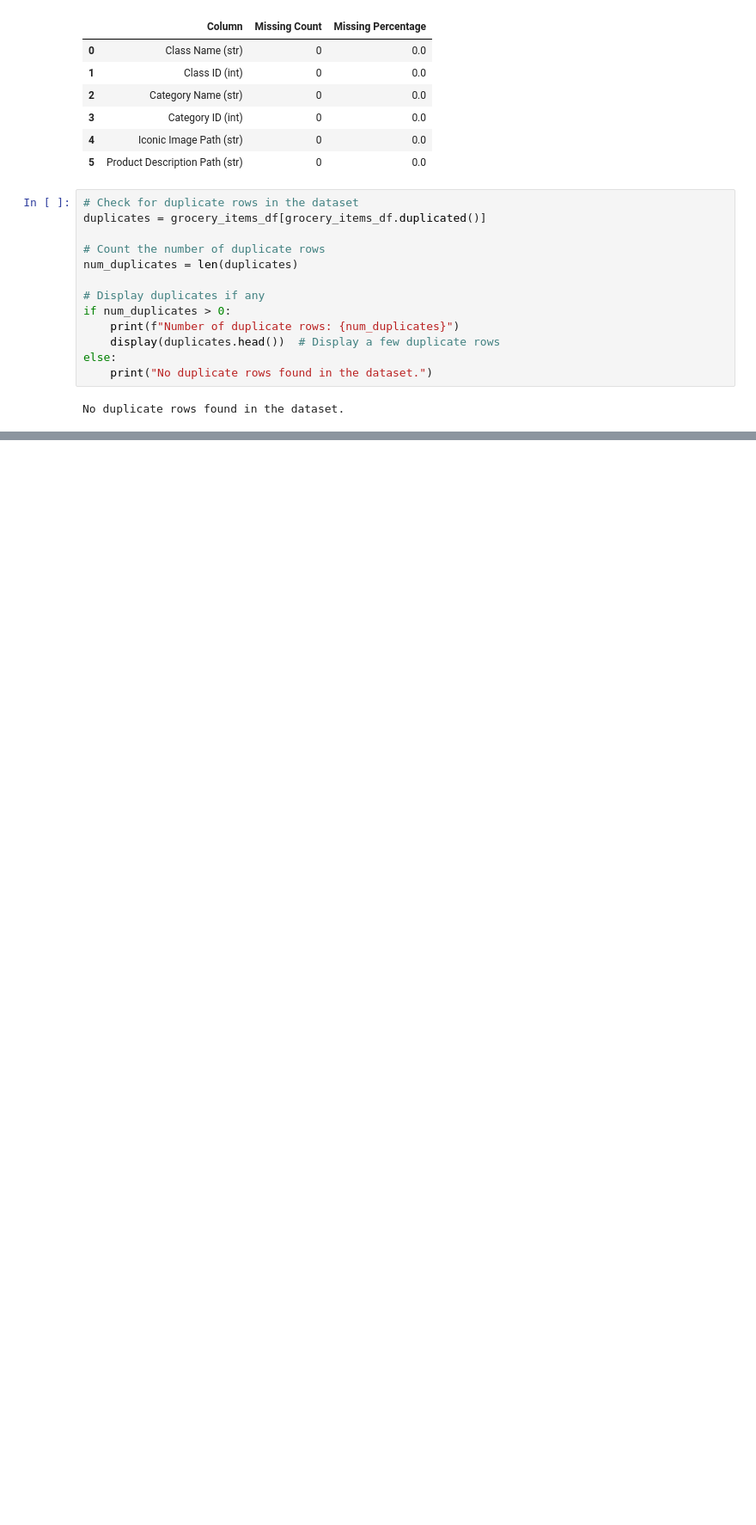
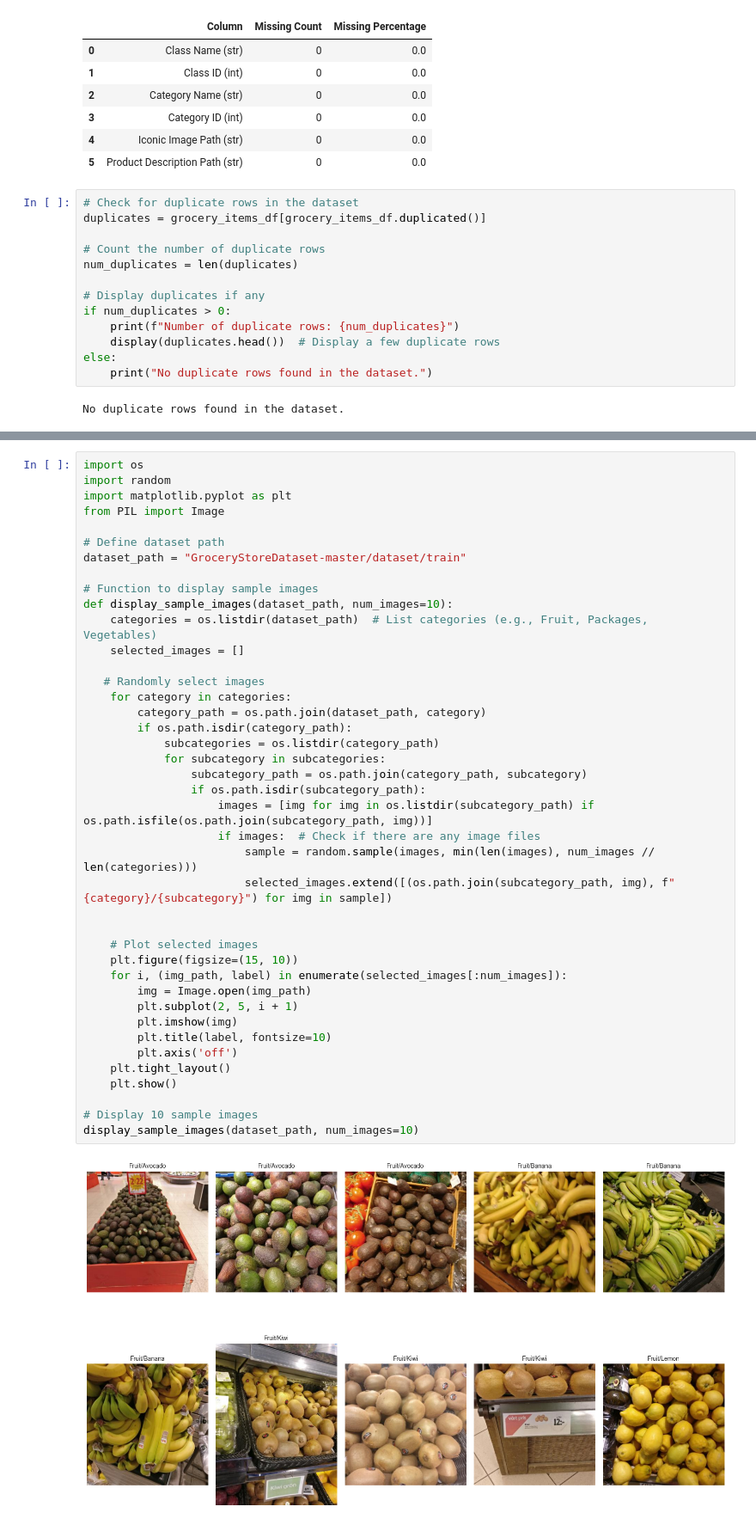
Before and after one commit to VeronicaTverdohleb/MALProject, a Jupyter notebook: FinalProject.ipynb, the cells around one changed output, grey strips where cells are left out. Shown at 86% size. Cells and saved outputs as stored; diff of their text form; blank space fills up the shorter version.

```diff
--- a/FinalProject.ipynb
+++ b/FinalProject.ipynb
@@ -418,0 +427,43 @@ No duplicate rows found in the dataset.
+# %%
+import os
+import random
+import matplotlib.pyplot as plt
+from PIL import Image
+
+# Define dataset path
+dataset_path = "GroceryStoreDataset-master/dataset/train"
+
+# Function to display sample images
+def display_sample_images(dataset_path, num_images=10):
+    categories = os.listdir(dataset_path)  # List categories (e.g., Fruit, Packages, Vegetables)
+    selected_images = []
+
+   # Randomly select images
+    for category in categories:
+        category_path = os.path.join(dataset_path, category)
+        if os.path.isdir(category_path):
+            subcategories = os.listdir(category_path)
+            for subcategory in subcategories:
+                subcategory_path = os.path.join(category_path, subcategory)
+                if os.path.isdir(subcategory_path):
+                    images = [img for img in os.listdir(subcategory_path) if os.path.isfile(os.path.join(subcategory_path, img))]
+                    if images:  # Check if there are any image files
+                        sample = random.sample(images, min(len(images), num_images // len(categories)))
+                        selected_images.extend([(os.path.join(subcategory_path, img), f"{category}/{subcategory}") for img in sample])
+
+
+    # Plot selected images
+    plt.figure(figsize=(15, 10))
+    for i, (img_path, label) in enumerate(selected_images[:num_images]):
+        img = Image.open(img_path)
+        plt.subplot(2, 5, i + 1)
+        plt.imshow(img)
+        plt.title(label, fontsize=10)
+        plt.axis('off')
+    plt.tight_layout()
+    plt.show()
+
+# Display 10 sample images
+display_sample_images(dataset_path, num_images=10)
+# %% [output]
+[figure, added]
```
Also changed, not shown: parts of 8 cells of this notebook.
